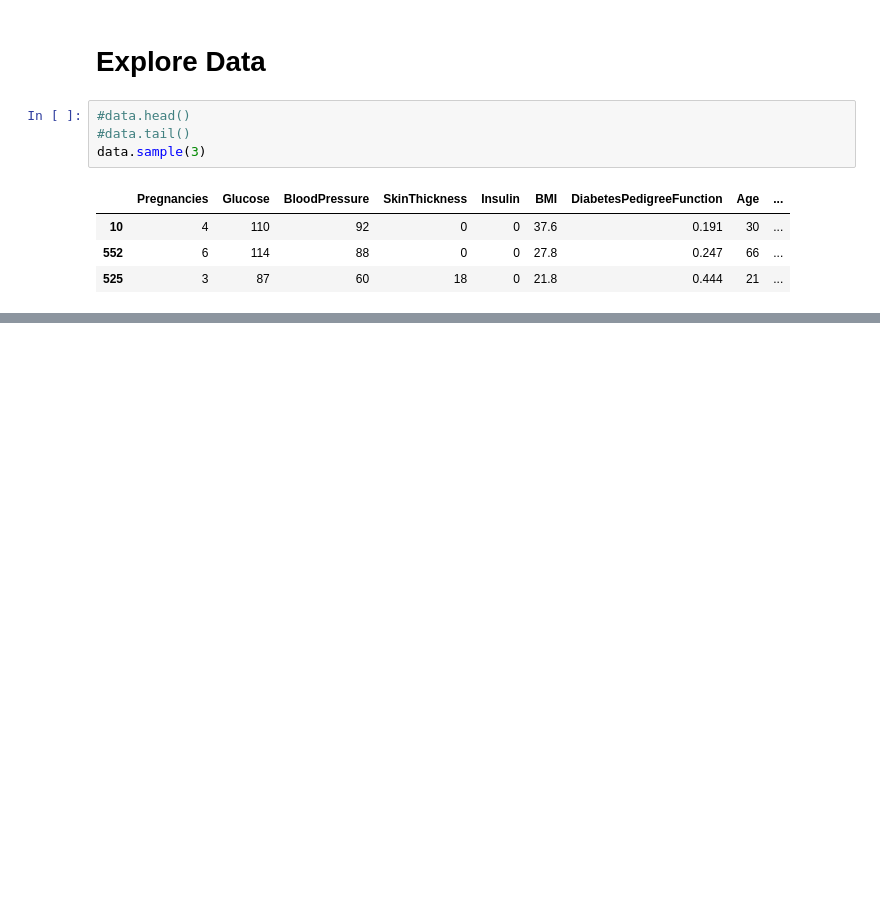
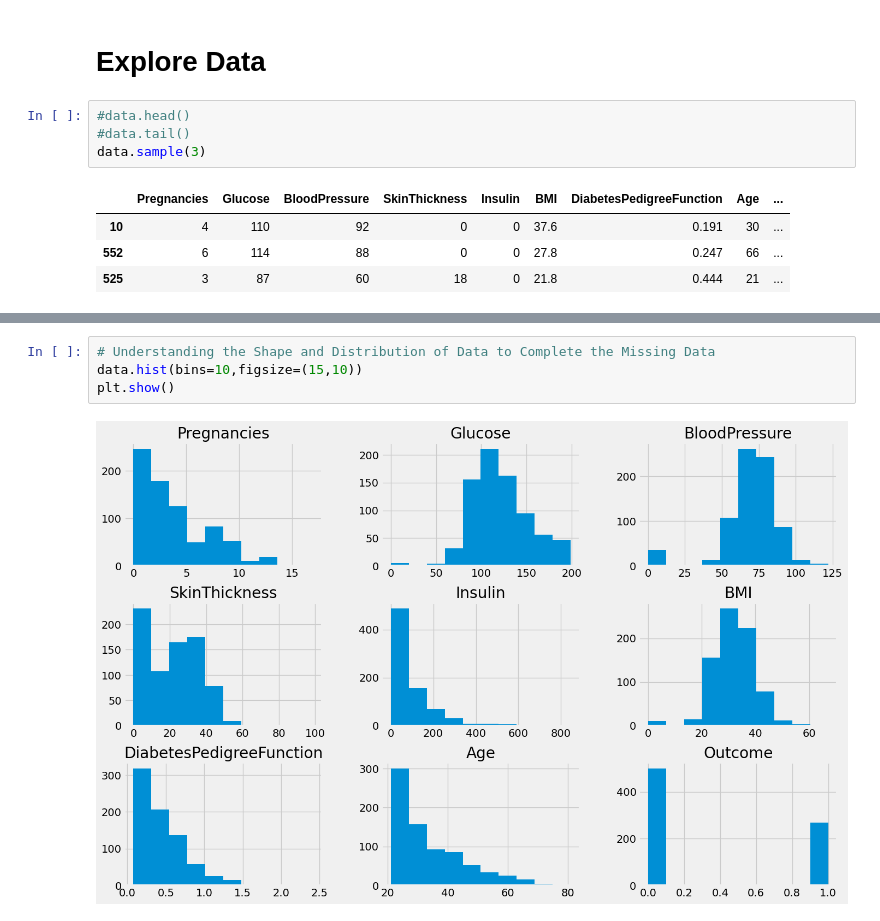
Before and after one commit to shwqialbokhyty-star/my-project, a Jupyter notebook: my_project_ai.ipynb, the cells around one changed output, grey strips where cells are left out. Saved outputs shown, nothing was run; the diff lists cells and outputs as text; blank space fills up the shorter version.

Commit message:
updata my project adding the next for explore data

```diff
--- a/my_project_ai.ipynb
+++ b/my_project_ai.ipynb
@@ -48,0 +102,6 @@ data.sample(3)
+# %%
+# Understanding the Shape and Distribution of Data to Complete the Missing Data
+data.hist(bins=10,figsize=(15,10))
+plt.show()
+# %% [output]
+[figure, added]
```
Also changed, not shown: parts of 6 cells of this notebook.
